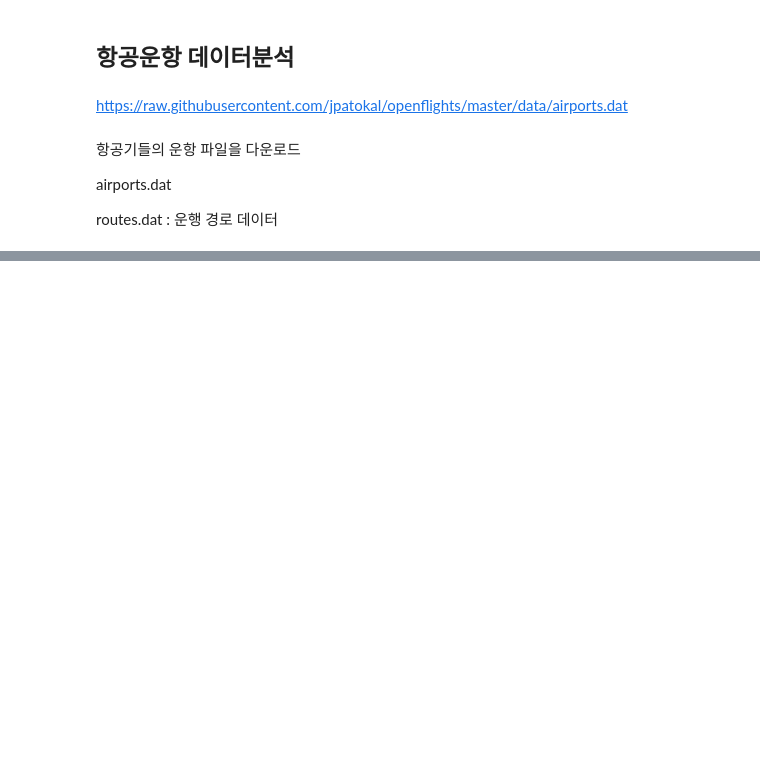
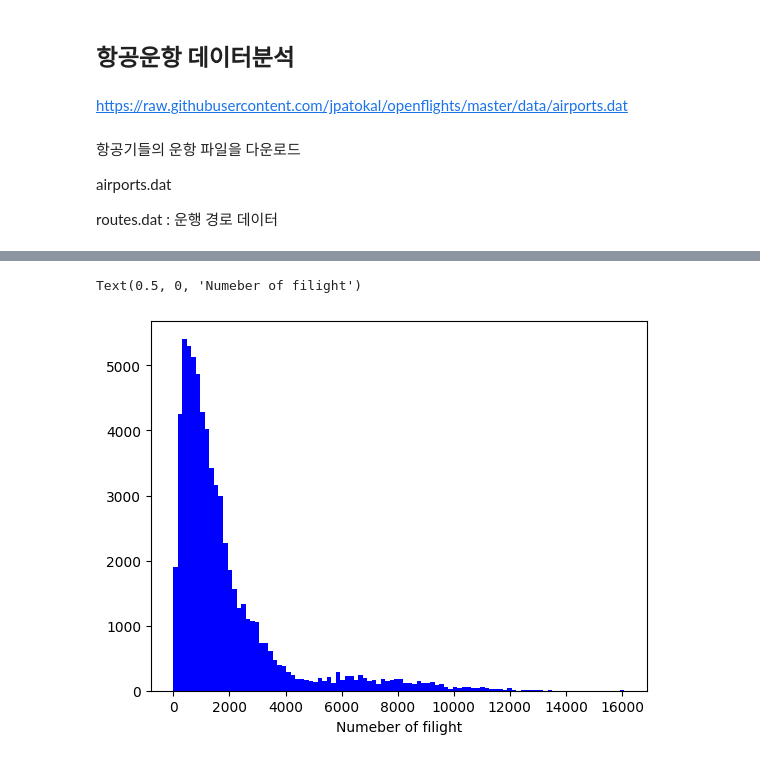
Before and after one commit to MATHKIMS/DSAC_license, a Jupyter notebook: 항공운항_데이터분석.ipynb, the cells around one changed output, grey strips where cells are left out. Cells and saved outputs as stored; diff of their text form; code cells hidden in the pictures; blank space fills up the shorter version.

```diff
--- a/항공운항_데이터분석.ipynb
+++ b/항공운항_데이터분석.ipynb
@@ -38,0 +25,6 @@ Beijing Xijiao Airport
+# %%
+f=open("/content/data/airports.txt",encoding='cp949')
+for row in csv.reader(f):
+    if (row[3]=="Australia") or (row[3]=="Russia"):
+        print(row[1])
+f.close()
@@ -38,0 +51,9 @@ Beijing Xijiao Airport
+# %%
+latitudes={}
+longitudes={}
+# %%
+f=open("/content/data/airports.txt",encoding='cp949')
+for row in csv.reader(f):
+    airport_id=row[0]
+    latitudes[airport_id]=float(row[6]) # 위도 딕셔너리 추가 / 값은 실수로 변환
+    longitudes[airport_id]=float(row[7])
@@ -38,0 +105,14 @@ Beijing Xijiao Airport
+# %%
+distance=[]
+f=open("/content/data/routes.txt",encoding='cp949')
+for row in csv.reader(f):
+    source_airport=row[3] #시작지점 일련번호
+    dest_airport=row[5] #목적지 일련번호
+    if (source_airport in latitudes) and (dest_airport in latitudes): #key가 있는가?
+        source_lat=latitudes[source_airport] #실제 위도 값 지정
+        source_long=longitudes[source_airport]
+
+        dest_lat=latitudes[dest_airport]
+        dest_long=longitudes[dest_airport]
+
+        distance.append(great_circle((source_lat,source_long),(dest_lat,dest_long)).km)
@@ -38,0 +139,9 @@ Beijing Xijiao Airport
+# %%
+import matplotlib.pyplot as plt
+
+plt.hist(distance,100,facecolor='b') #plt.hist(data,bins=100,facecolor='b)
+plt.xlabel("Distance (km)")
+plt.xlabel("Numeber of filight")
+# %% [output]
+Text(0.5, 0, 'Numeber of filight')
+[figure, added]
```
Also changed, not shown: parts of 13 cells of this notebook.
